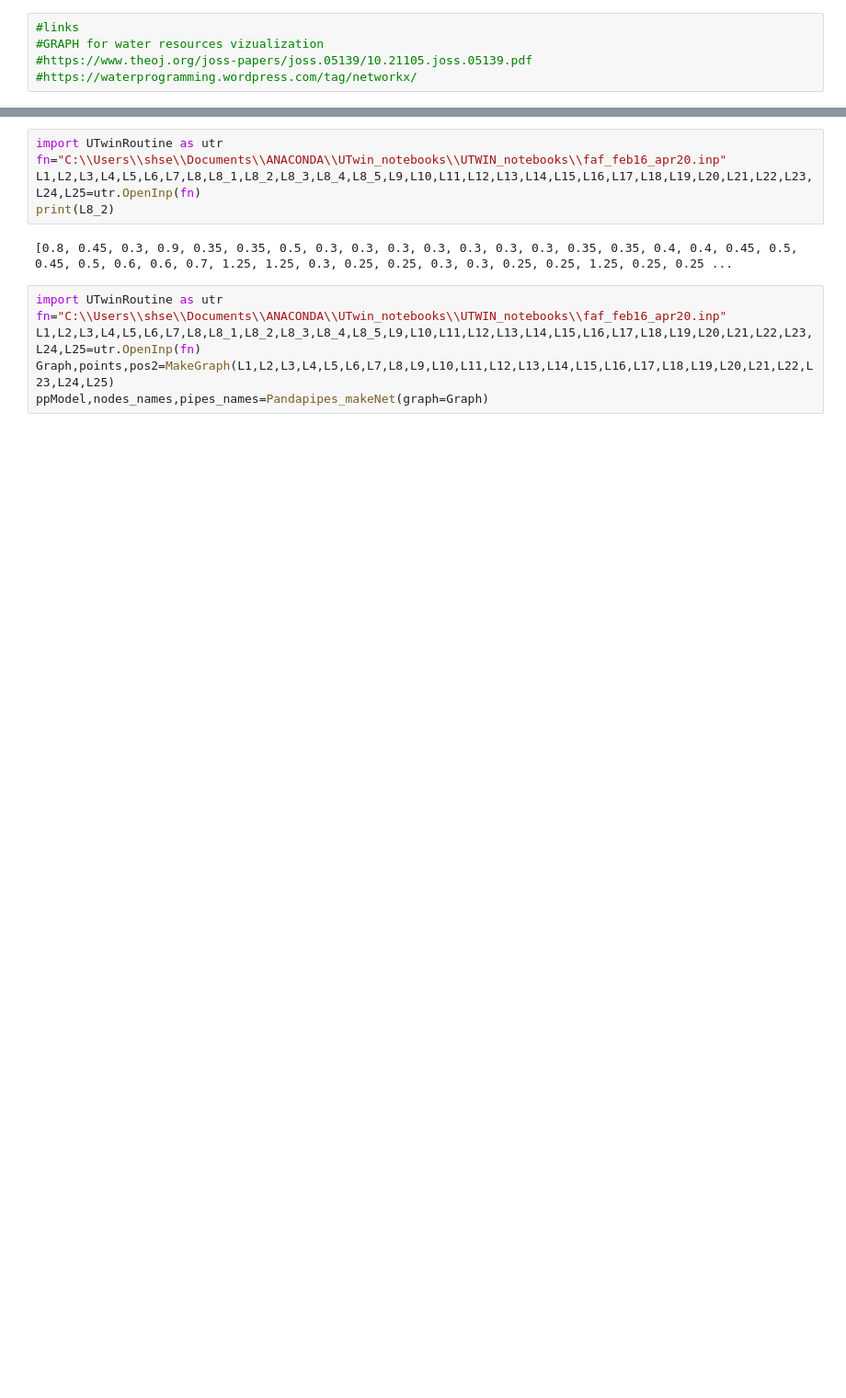
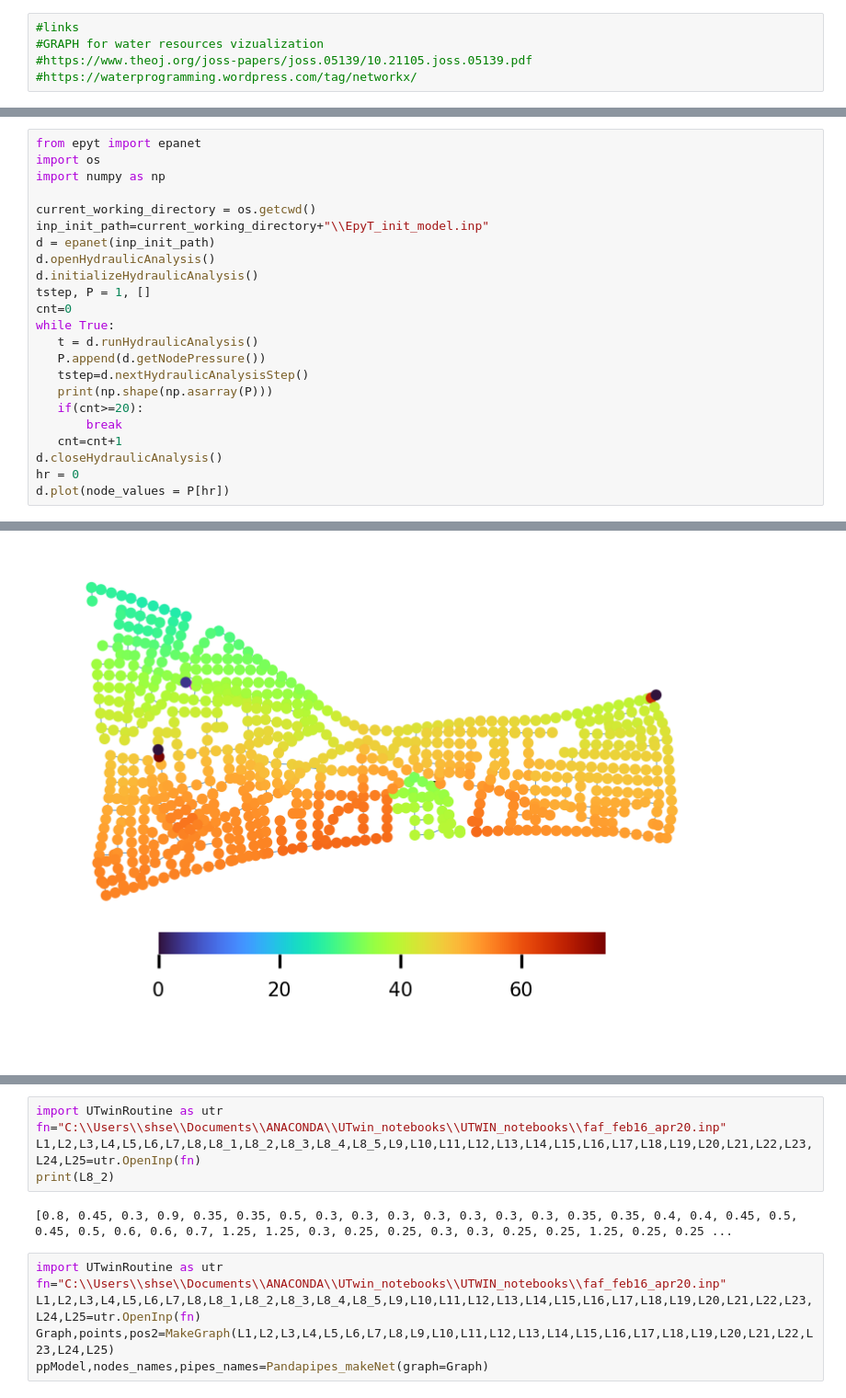
Before and after one commit to sergey32355/UTWIN_notebooks, a Jupyter notebook: GUI_notebooks.ipynb, the cells around one changed output, grey strips where cells are left out. Shown at 92% size. Cells and saved outputs as stored; diff of their text form; blank space fills up the shorter version.

```diff
--- a/GUI_notebooks.ipynb
+++ b/GUI_notebooks.ipynb
@@ -2263,0 +2710,24 @@ sys.exit(app.exec())
+# %%
+from epyt import epanet
+import os
+import numpy as np
+
+current_working_directory = os.getcwd()
+inp_init_path=current_working_directory+"\\EpyT_init_model.inp"
+d = epanet(inp_init_path)
+d.openHydraulicAnalysis()
+d.initializeHydraulicAnalysis()
+tstep, P = 1, []
+cnt=0
+while True:
+   t = d.runHydraulicAnalysis()
+   P.append(d.getNodePressure())
+   tstep=d.nextHydraulicAnalysisStep()
+   print(np.shape(np.asarray(P)))
+   if(cnt>=20):
+       break
+   cnt=cnt+1
+d.closeHydraulicAnalysis()
+hr = 0
+d.plot(node_values = P[hr])
+# %% [output]
@@ -2263,0 +2751 @@ sys.exit(app.exec())
+[figure, added]
```
Also changed, not shown: parts of 15 cells of this notebook, 32 other files.
